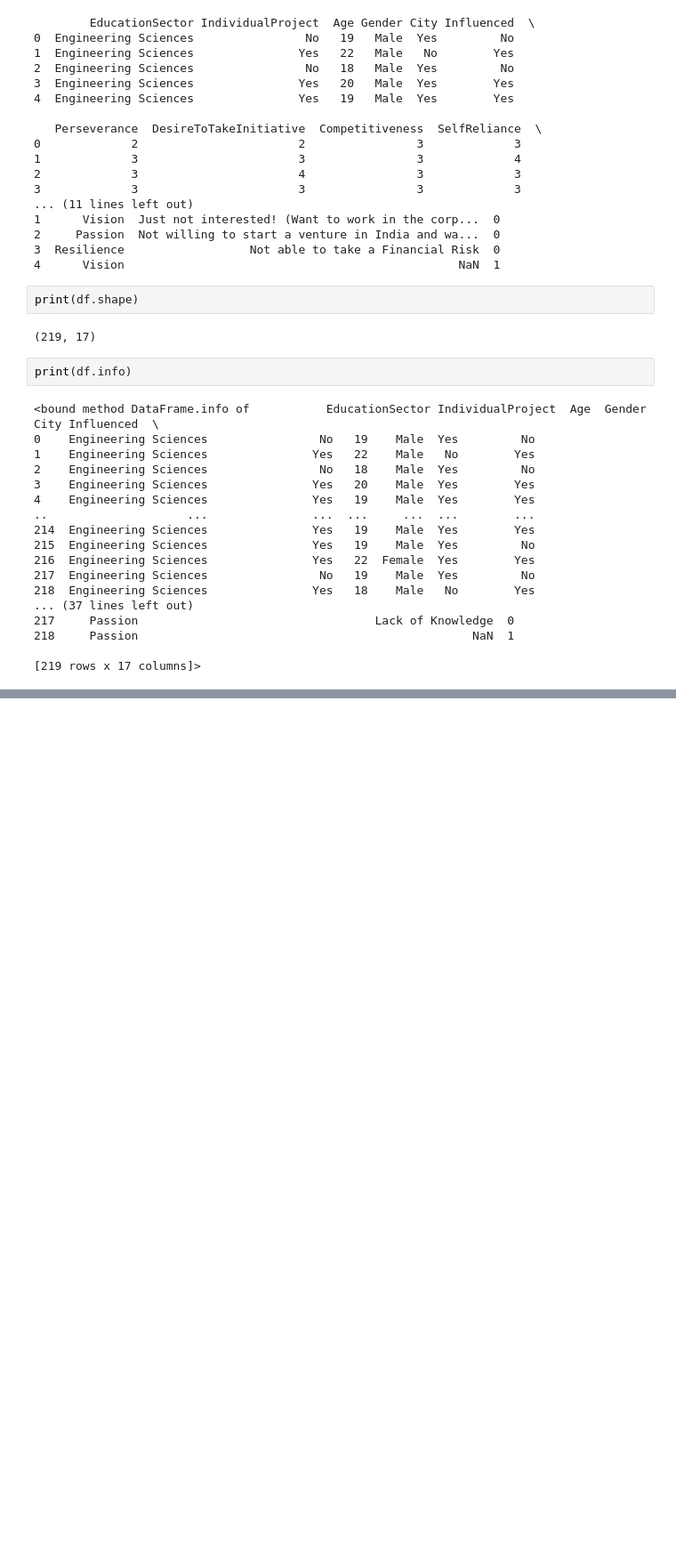
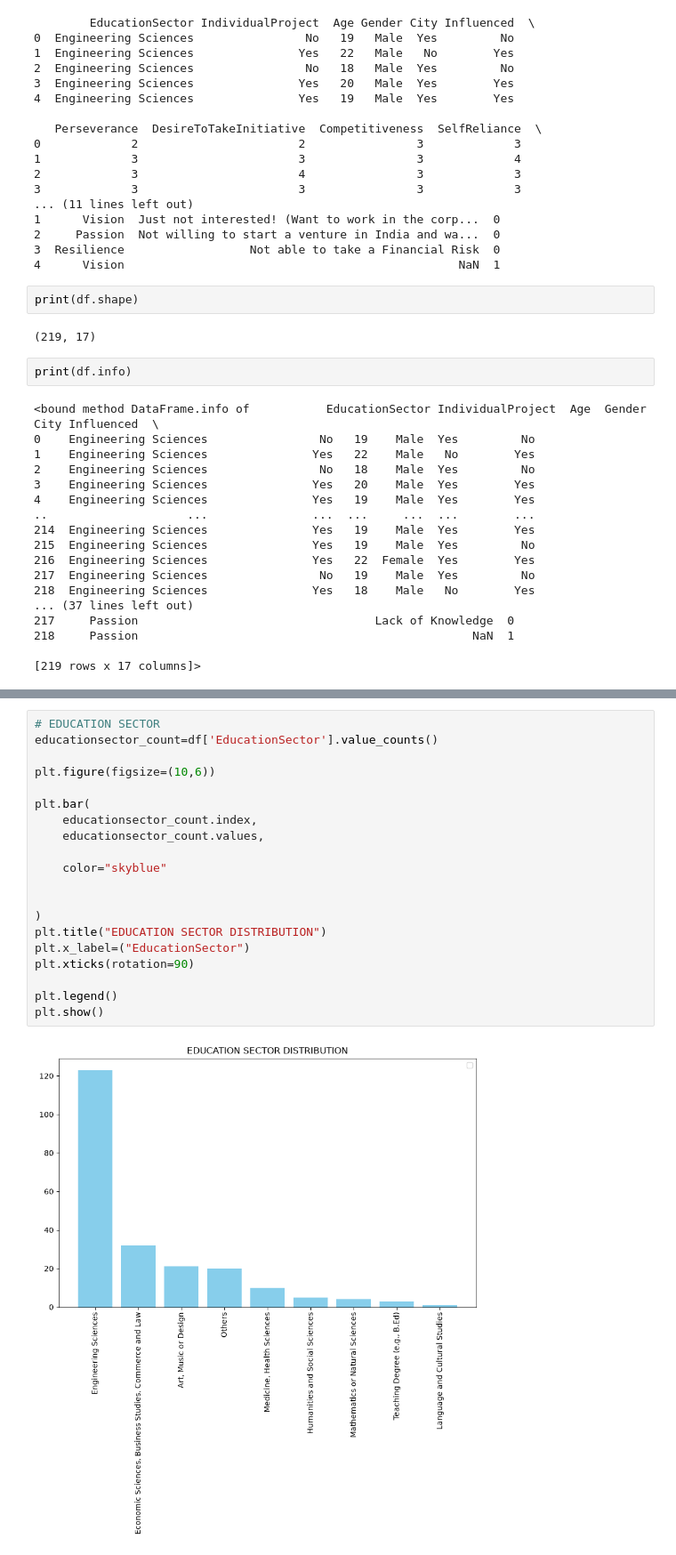
Before and after one commit to Maidasajjad/university-student-data-analysis, a Jupyter notebook: notebooks/student_analysis.ipynb, the cells around one changed output, grey strips where cells are left out. Shown at 89% size. Saved outputs shown, nothing was run; the diff lists cells and outputs as text; blank space fills up the shorter version.

```diff
--- a/notebooks/student_analysis.ipynb
+++ b/notebooks/student_analysis.ipynb
@@ -70,0 +144,22 @@ print(df.info)
+# %%
+# EDUCATION SECTOR
+educationsector_count=df['EducationSector'].value_counts()
+
+plt.figure(figsize=(10,6))
+
+plt.bar(
+    educationsector_count.index,
+    educationsector_count.values,
+
+    color="skyblue"
+
+
+)
+plt.title("EDUCATION SECTOR DISTRIBUTION")
+plt.x_label=("EducationSector")
+plt.xticks(rotation=90)
+
+plt.legend()
+plt.show()
+# %% [output]
+[figure, added]
```
Also changed, not shown: parts of 14 cells of this notebook.
